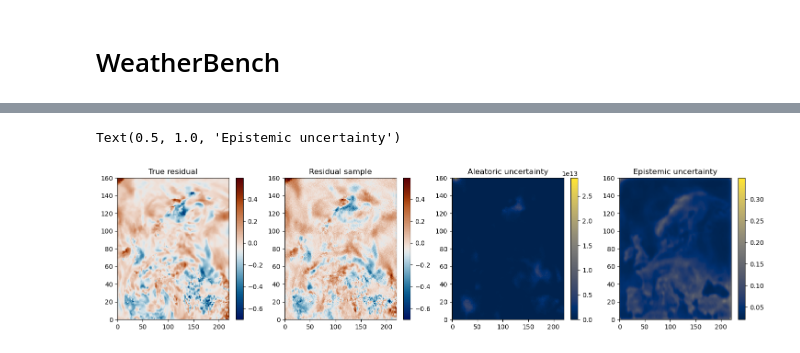
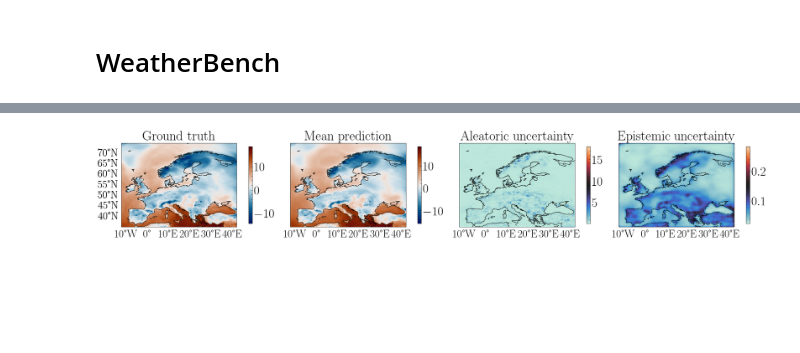
Before and after one commit to Philipp238/diffusionUQ, a Jupyter notebook: evaluation/eu.ipynb, the cells around one changed output, grey strips where cells are left out. Saved outputs shown, nothing was run; the diff lists cells and outputs as text; code cells hidden in the pictures; blank space fills up the shorter version.

Commit message:
Update experiment results

```diff
--- a/evaluation/eu.ipynb
+++ b/evaluation/eu.ipynb
@@ -478,6 +736,8 @@ lat,lon = lat_lon
 
 # Index of input t2m
 t2m = 1
+ll,t = test_dataset.get_grid()
+lat, lon = ll
 # %%
 cfg_scale = 0
 x_T_sampling_method="standard"
@@ -493,5 +751,5 @@ for target, input in test_loader:
 # %%
-ckpt_path = "../results/20250830_001041_debug/Datetime_20250830_001312_Loss_WeatherBench_UNet_diffusion_normal_T50_DDIM1.pt"
+ckpt_path = "../results/T2M/normal/Datetime_20250908_031720_Loss_WeatherBench_UNet_diffusion_normal_T50_DDIM1.pt"
 distributional_method = "normal"
 beta_endpoints = (0.001, 0.2)
 # %%
@@ -527,3 +785,9 @@ pred, eu = generate_diffusion_samples_low_dimensional(
     noise_schedule="linear",
     beta_endpoints=beta_endpoints
 )
+
+input_last_t = input[:,t2m].cpu()
+pred = pred.cpu().squeeze() + input_last_t.unsqueeze(-1)
+pred = test_dataset.destandardize_output(pred) - 273.15
+target = target.cpu().squeeze() + input_last_t
+target = test_dataset.destandardize_output(target) - 273.15
@@ -534,37 +796,54 @@ pred.shape, eu.shape
+# %%
+ticksize = 21
+legendsize = 24
+axissize = 23
+titlesize = 26
+plt.style.use(["science"])
 # %%
 b = 0
+s = 0
 
-fig, axs = plt.subplots(1, 4, figsize=(18, 4))
+fig, axs = plt.subplots(1, 4, figsize=(18, 3), sharex=True, sharey=True, subplot_kw={'projection': ccrs.PlateCarree()}, layout = "constrained")
 
-input_last_t = input[:,t2m].cpu()
-mean_prediction = pred[:,0].mean(axis = -1).cpu()
-pred = pred.cpu()
-target = target.cpu()
-
-residual = target[b,0].numpy()
-
-# Normalizations
-residual_min = residual.min()
-residual_max = residual.max()
-
+cbs = []
 # Truth Residual
-im1 = axs[0].pcolormesh(residual, vmin=residual_min, vmax=residual_max, cmap = "cmc.vik")
-plt.colorbar(im1)
+im1 = axs[0].pcolormesh(lon, lat, target[b], shading = "nearest", cmap = "cmc.vik", rasterized = True)
+cbs.append(fig.colorbar(im1, ax=axs[0], shrink = 0.92))
+axs[0].set_title("Ground truth", size = titlesize)
 
 # Trajectory
-im2 = axs[1].pcolormesh(pred[b,0,...,0].numpy(), vmin=residual_min, vmax=residual_max, cmap = "cmc.vik")
-plt.colorbar(im2)
+im2 = axs[1].pcolormesh(lon, lat, pred[b].mean(dim = -1).numpy(), shading = "nearest", cmap = "cmc.vik", rasterized = True)
+cbs.append(fig.colorbar(im2, ax=axs[1], shrink = 0.92))
+axs[1].set_title("Mean prediction", size = titlesize)
 
-im3 = axs[2].pcolormesh(pred[b,0,...,].var(dim = -1).numpy(), cmap = "cividis")
-plt.colorbar(im3)
+im3 = axs[2].pcolormesh(lon, lat, pred[b,...,].var(dim = -1).numpy(), shading = "nearest", cmap = cmap, rasterized = True)
+cbs.append(fig.colorbar(im3, ax=axs[2], shrink = 0.92))
+axs[2].set_title("Aleatoric uncertainty", size = titlesize)
 
-im4 = axs[3].pcolormesh(eu[b,...,0].mean(dim = (-1)).cpu().numpy(), cmap = "cividis")
-plt.colorbar(im4)
+im4 = axs[3].pcolormesh(lon, lat, eu[b].mean(dim = (-2,-1)).cpu().numpy(),shading = "nearest", cmap = cmap, rasterized = True)
+cbs.append(fig.colorbar(im4, ax=axs[3], shrink = 0.92))
+axs[3].set_title("Epistemic uncertainty", size = titlesize)
 
-axs[0].set_title("True residual")
-axs[1].set_title("Residual sample")
-axs[2].set_title("Aleatoric uncertainty")
-axs[3].set_title("Epistemic uncertainty")
+for ax in axs:
+    ax.set_extent([lon[0]-360, lon[-1], lat[0], lat[-1]], crs=ccrs.PlateCarree())
+    ax.add_feature(cfeature.COASTLINE, alpha = 0.7)
+
+for i in range(4):
+    gl = axs[i].gridlines(draw_labels={"bottom":"x"}, dms=True, x_inline=False, y_inline=False)
+    gl.xlines = False
+    gl.ylines = False
+    gl.xlabel_style = {'size':ticksize}
+
+for i in range(2):
+    gl = axs[0].gridlines(draw_labels={"left":"y"}, dms=True, x_inline=False, y_inline=False)
+    gl.xlines = False
+    gl.ylines = False
+    gl.ylabel_style = {'size':ticksize}
+
+
+for cb in cbs:
+    cb.ax.tick_params(labelsize=legendsize)
+
+plt.savefig("plots/T2M_eu.pdf", bbox_inches = "tight")
 # %% [output]
-Text(0.5, 1.0, 'Epistemic uncertainty')
-[figure, old version]
+[figure, new version]
```
Also changed, not shown: parts of 37 cells of this notebook, 43 other files.
